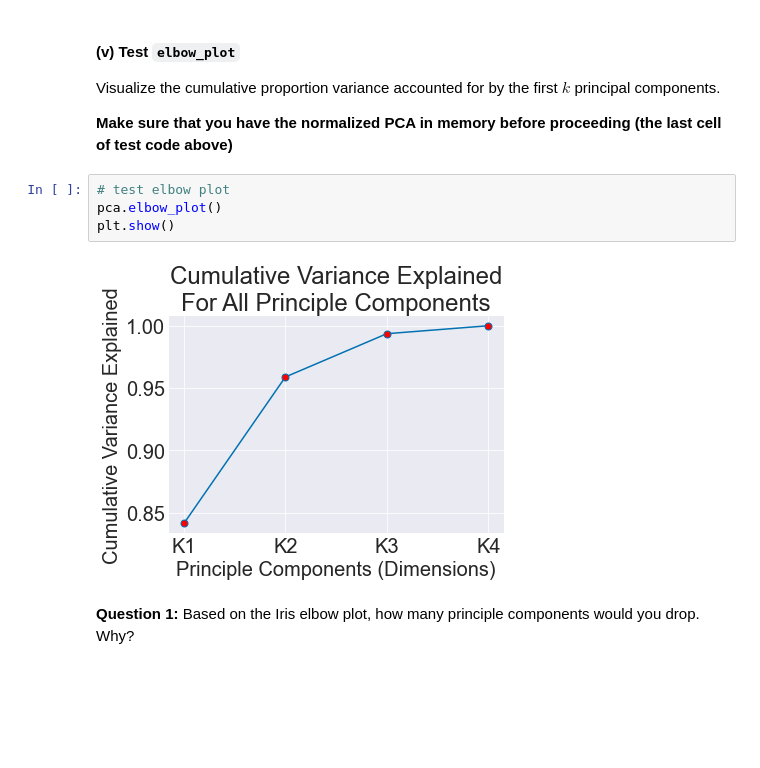
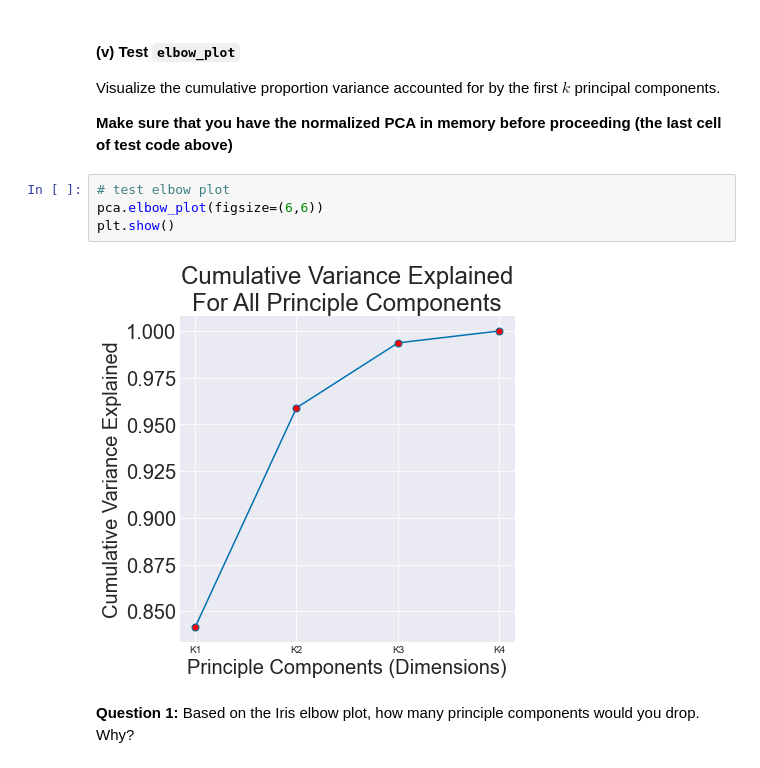
Before and after one commit to mattjax16/cs251, a Jupyter notebook: project4/pca.ipynb, the cells around one changed output. Saved outputs shown, nothing was run; the diff lists cells and outputs as text; blank space fills up the shorter version.

```diff
--- a/project4/pca.ipynb
+++ b/project4/pca.ipynb
@@ -210,10 +207,10 @@ Visualize the cumulative proportion variance accounted for by the first $k$ prin
 **Make sure that you have the normalized PCA in memory before proceeding (the last cell of test code above)**
 # %%
 # test elbow plot
-pca.elbow_plot()
+pca.elbow_plot(figsize=(6,6))
 plt.show()
 # %% [output]
-[figure, old version]
+[figure, new version]
 # %% [markdown]
 **Question 1:** Based on the Iris elbow plot, how many principle components would you drop. Why?
 # %% [markdown]
```
Also changed, not shown: parts of 42 cells of this notebook, 16 other files.
